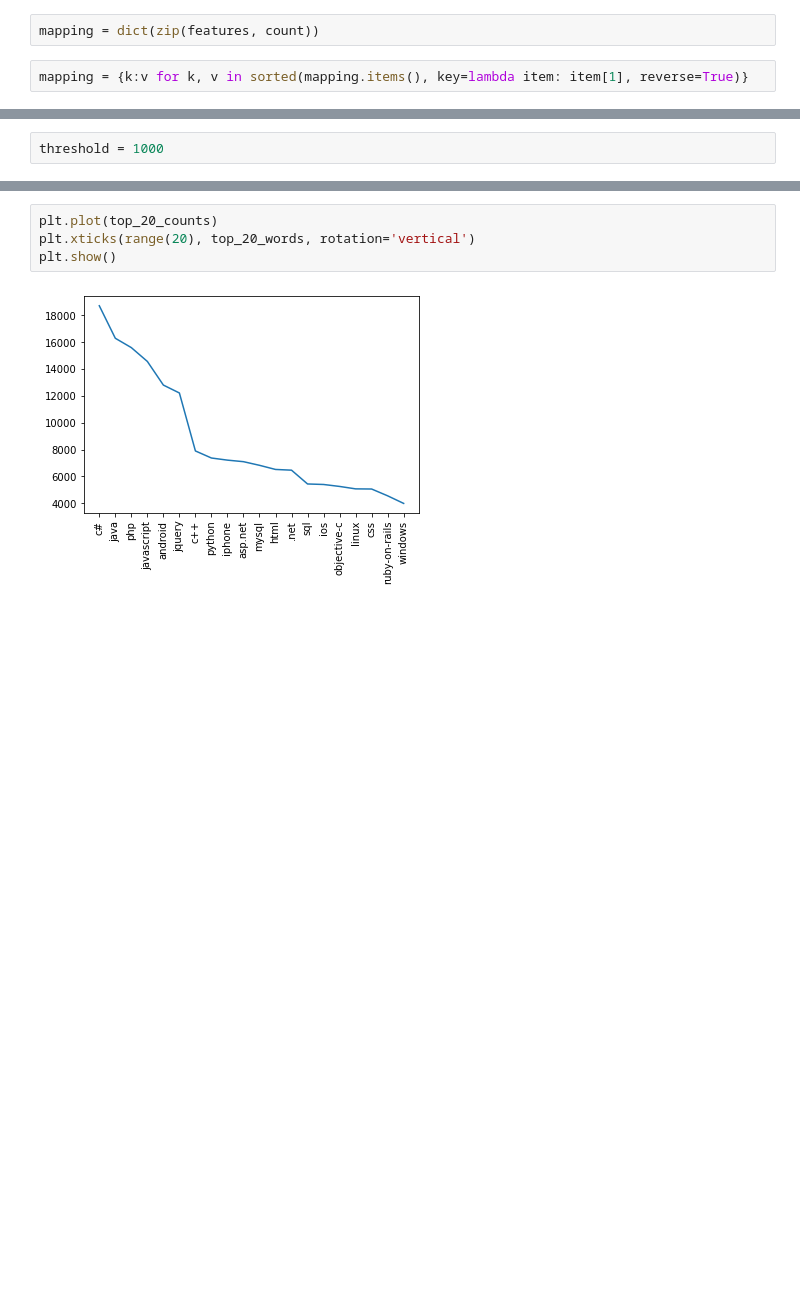
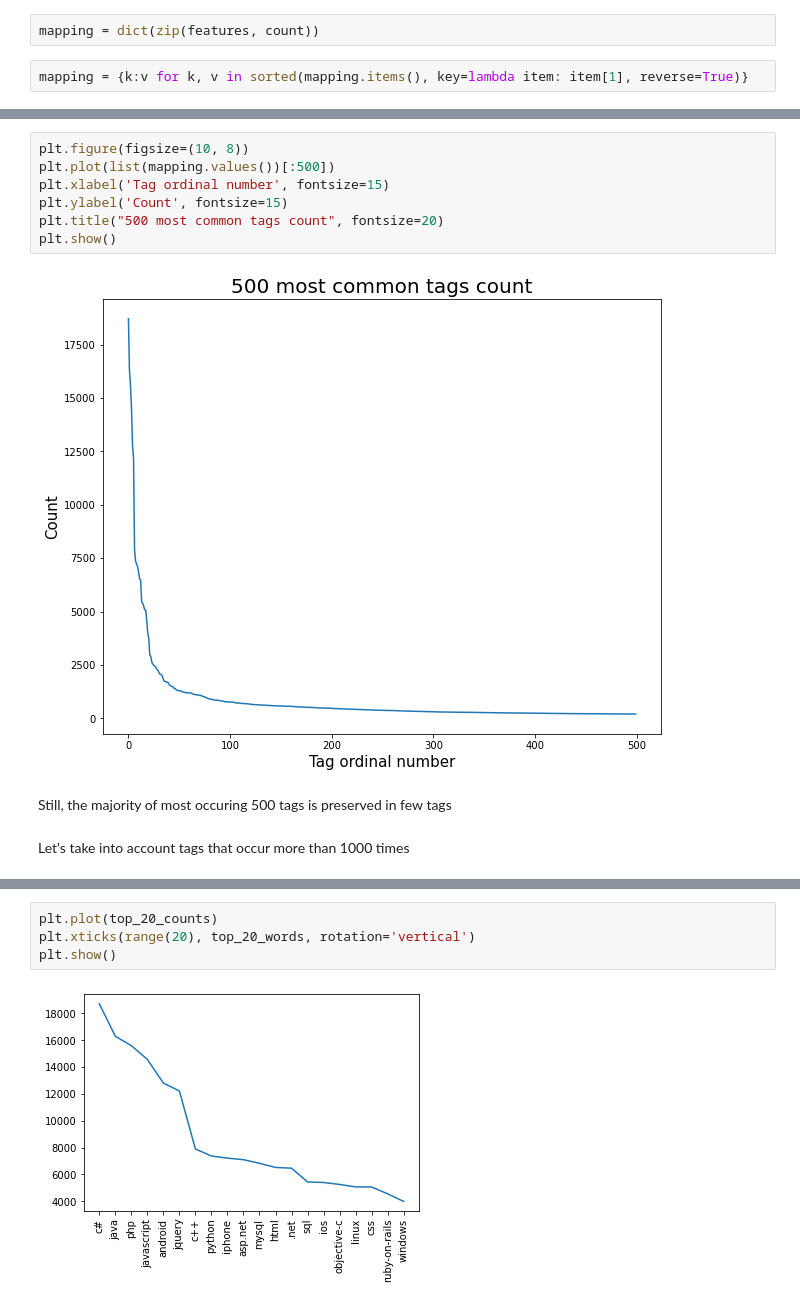
Before and after one commit to wprazuch/stack-overflow-tags, a Jupyter notebook: notebook.ipynb, the cells around one changed output, grey strips where cells are left out. Cells and saved outputs as stored; diff of their text form; blank space fills up the shorter version.

```diff
--- a/notebook.ipynb
+++ b/notebook.ipynb
@@ -103,3 +132,14 @@ plt.plot(list(mapping.values())[:500])
-# %%
-threshold = 1000
+# %%
+plt.figure(figsize=(10, 8))
+plt.plot(list(mapping.values())[:500])
+plt.xlabel('Tag ordinal number', fontsize=15)
+plt.ylabel('Count', fontsize=15)
+plt.title("500 most common tags count", fontsize=20)
+plt.show()
+# %% [output]
+[figure, added]
+# %% [markdown]
+Still, the majority of most occuring 500 tags is preserved in few tags
+# %% [markdown]
+Let's take into account tags that occur more than 1000 times
 # %%
```
Also changed, not shown: parts of 74 cells of this notebook.
